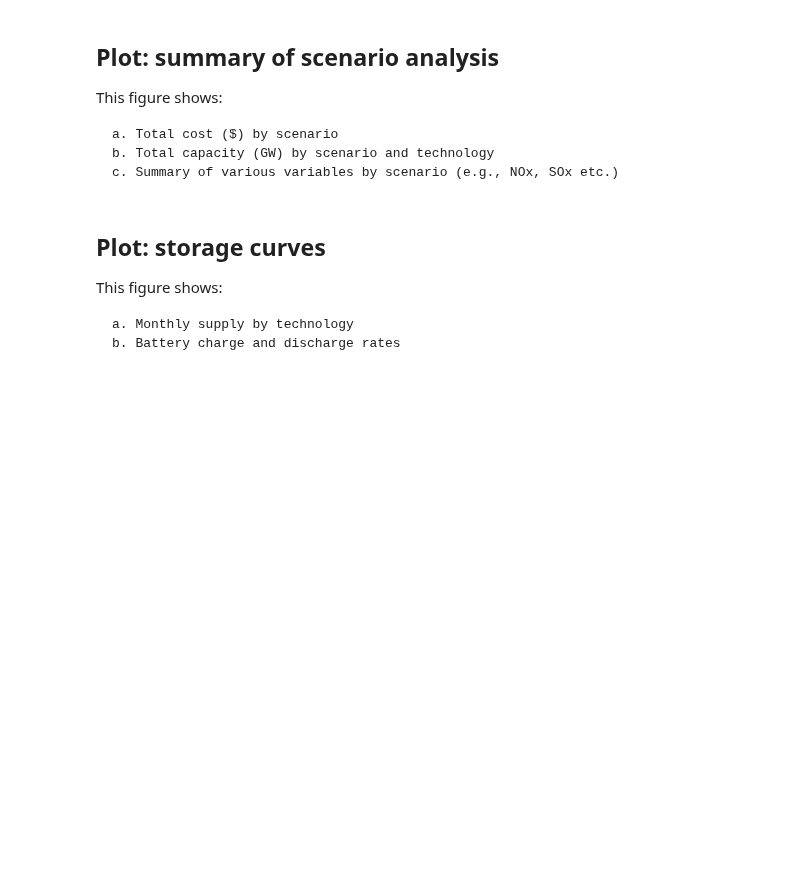
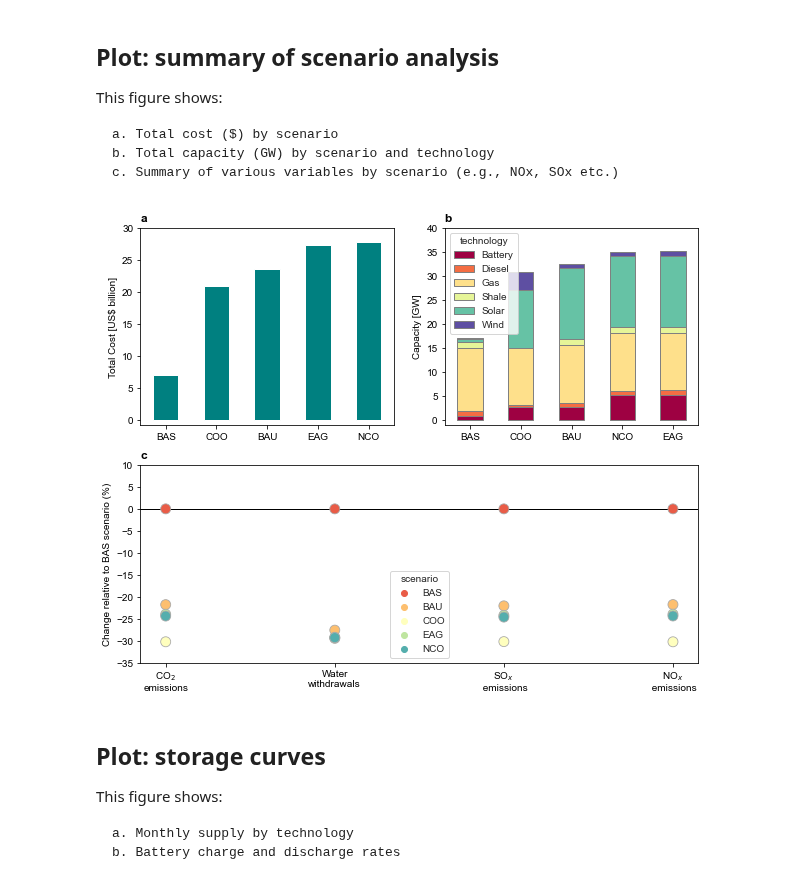
Before and after one commit to amanmajid/nextra, a Jupyter notebook: analysis/icae_results.ipynb, the cells around one changed output. Saved outputs shown, nothing was run; the diff lists cells and outputs as text; code cells hidden in the pictures; blank space fills up the shorter version.

Commit message:
Plotting colours based on tech

```diff
--- a/analysis/icae_results.ipynb
+++ b/analysis/icae_results.ipynb
@@ -239,34 +244,36 @@ f = plt.figure(figsize=(10, 8))
 ax1 = plt.subplot(2,2,1)
 ax2 = plt.subplot(2,2,2)
 ax3 = plt.subplot(2,1,2)
 
 sns.set_style("ticks")
 costs.set_index('scenario').plot.bar(ax=ax1,color='teal',rot=0,legend=False)
 ax1.set_xlabel('')
 ax1.set_ylabel('Total Cost [US$ billion]')
 ax1.set_ylim([-30*0.03,30])
 ax1.set_title('a',fontweight='bold',loc='left')
 
 capacities.divide(1000).plot.bar(stacked=True,rot=0,ax=ax2,
-                                 cmap=hls_colours,edgecolor='gray')
+                                 color=,edgecolor='gray')
 
 ax2.set_xlabel('')
 ax2.set_ylabel('Capacity [GW]')
 ax2.set_title('b',fontweight='bold',loc='left')
 ax2.set_ylim([-40*0.03,40])
 
 monthly_means = monthly_means.melt(id_vars='scenario',value_vars=['co2','water_use','sox','nox',])
 plt.axhline(y=0,linestyle='-',color='black',linewidth=1,zorder=1)
 sns.scatterplot(x='variable',y='value',hue='scenario',ax=ax3,
                 data=monthly_means,s=100,palette='Spectral',edgecolor='darkgray')
 
 ax3.set_xlabel('')
 ax3.set_ylabel('Change relative to BAS scenario (%)')
 ax3.set_title('c',fontweight='bold',loc='left')
 ax3.set_ylim([-35,10])
 ax3.set_xticklabels(['CO$_2$\nemissions','Water\nwithdrawals','SO$_x$\n emissions','NO$_x$\n emissions'])
 
 f.savefig('../outputs/figures/scenario_analysis.pdf',bbox_inches='tight')
+# %% [output]
+[figure, added]
 # %% [markdown]
 ## Plot: storage curves
 
```
Also changed, not shown: parts of 6 cells of this notebook, 8 other files.
